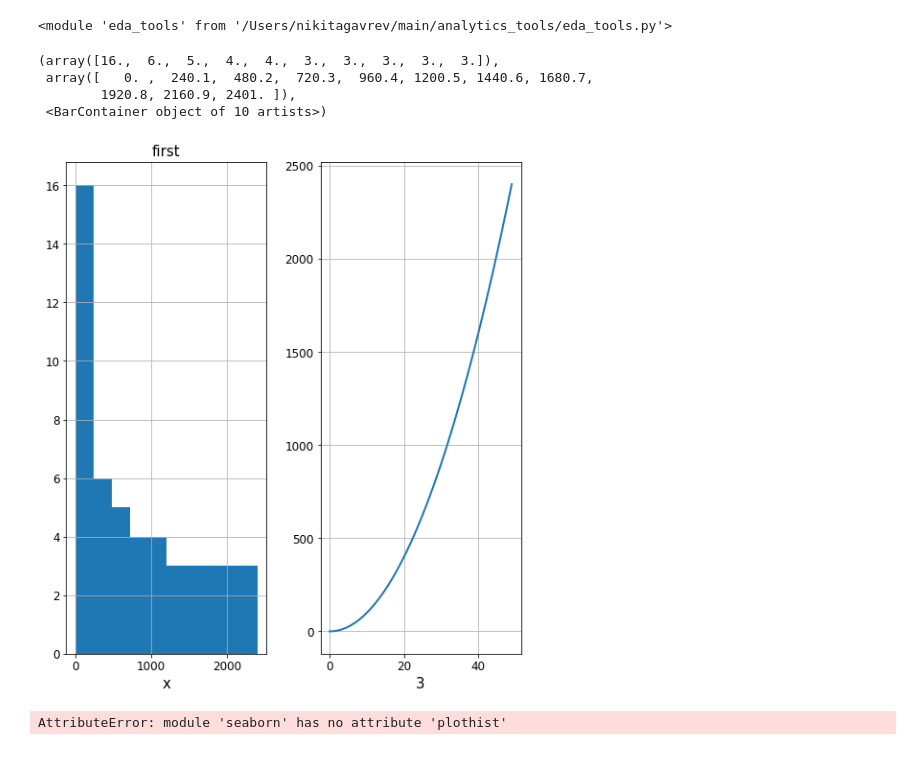
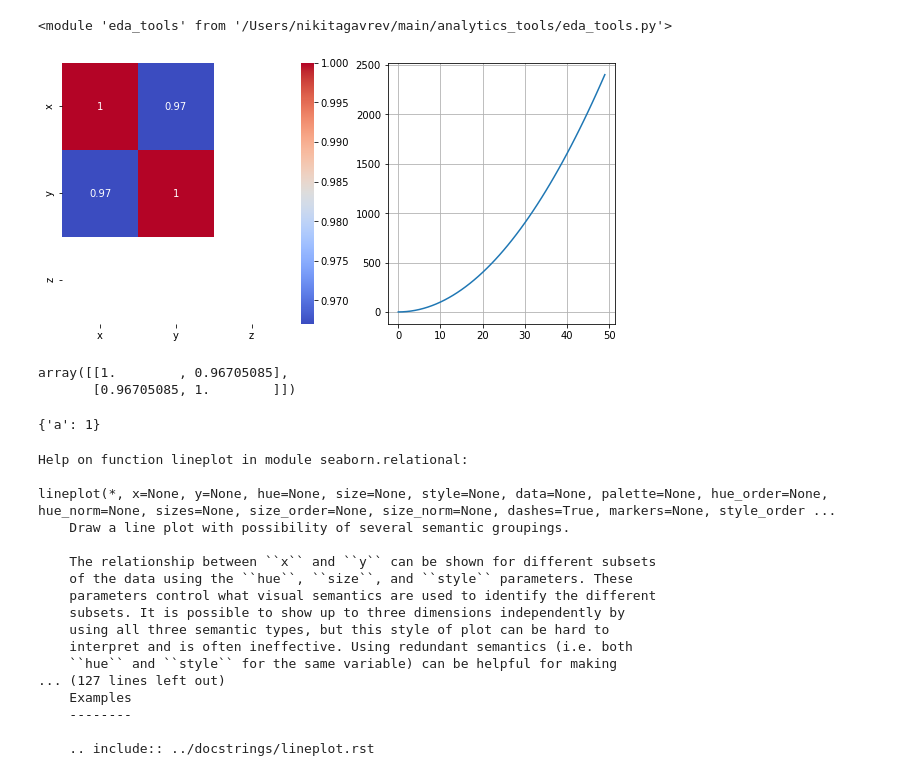
Before and after one commit to gavrevnik/analytics_tools, a Jupyter notebook: ЧЕРНОВИК.ipynb, the cells around one changed output. Saved outputs shown, nothing was run; the diff lists cells and outputs as text; code cells hidden in the pictures.

```diff
--- a/ЧЕРНОВИК.ipynb
+++ b/ЧЕРНОВИК.ipynb
@@ -128,23 +117,62 @@ import eda_tools as eda
 imp.reload(eda)
 # %% [output]
 <module 'eda_tools' from '/Users/nikitagavrev/main/analytics_tools/eda_tools.py'>
-# %%
-ax = eda.get_subplots((7, 8), 1, 2, titles=['first', None], xlabels=['x', 3], constrained_layout=True)
-
-x = np.arange(50)
-y = x**2
-z = np.zeros(50) + 1
-q = np.arange(50)
-# make_plot(x, y, ax[0], hue=z, size=q, style='scatter')
-make_plot(x, y, ax[1], style='line')
-ax[0].hist(y)
-# %% [output]
-(array([16.,  6.,  5.,  4.,  4.,  3.,  3.,  3.,  3.,  3.]),
- array([   0. ,  240.1,  480.2,  720.3,  960.4, 1200.5, 1440.6, 1680.7,
-        1920.8, 2160.9, 2401. ]),
- <BarContainer object of 10 artists>)
-[figure, removed]
+# %%
+ax = eda.get_subplots((8, 4), 1, 2)
+
+x = np.arange(50)
+y = x**2
+z = np.zeros(50) + 1
+q = np.arange(50)
+df = pd.DataFrame({'x' : x, 'y' : y, 'z' : z})
+# params = {'x' : x, 'y' : y, 'kind' : 'hex'}
+# params = {'x' : x, 'y' : y, 'kind' : 'resid'}
+params = {'data' : df.corr(), 'ax' : ax[0]}
+eda.make_plot(style='heatmap', params=params, docs=False)
+params = {'y' : y, 'ax' : ax[1]}
+eda.make_plot(style='line', params=params, docs=False)
+# make_plot(x, ax=ax, style='hist', params={'bins' : 50, 'stat' : 'frequency'}, docs=True)
+# make_plot(x, ax=ax, style='scatter', params={'bins' : 50, 'stat' : 'frequency'}, docs=True)
+# make_plot(style='hist', params=params2, ax=ax[0])
+
+# make_plot(x, y, ax[1], style='line')
+# ax[0].hist(y)
+
+# sns.pairplot(x, y, ax=ax, params)
+# %% [output]
+[figure, added]
+# %%
+np.corrcoef(x, y)
+# %% [output]
+array([[1.        , 0.96705085],
+       [0.96705085, 1.        ]])
+# %%
+def params_flt(params, keys, keys_custom):
+        if keys_custom is not None:
+            flt = keys_custom
+        else:
+            flt = keys
+        return {j : params[j] for j in params.keys() if j in flt}
+params_flt({'a' : 1, 'c' : 2}, ['a', 'b'], None)
+# %% [output]
+{'a': 1}
 # %%
-help(sns.plothist)
+help(sns.lineplot)
 # %% [output]
-AttributeError: module 'seaborn' has no attribute 'plothist'
+Help on function lineplot in module seaborn.relational:
+
+lineplot(*, x=None, y=None, hue=None, size=None, style=None, data=None, palette=None, hue_order=None, hue_norm=None, sizes=None, size_order=None, size_norm=None, dashes=True, markers=None, style_order ...
+    Draw a line plot with possibility of several semantic groupings.
+
+    The relationship between ``x`` and ``y`` can be shown for different subsets
+    of the data using the ``hue``, ``size``, and ``style`` parameters. These
+    parameters control what visual semantics are used to identify the different
+    subsets. It is possible to show up to three dimensions independently by
+    using all three semantic types, but this style of plot can be hard to
+    interpret and is often ineffective. Using redundant semantics (i.e. both
+    ``hue`` and ``style`` for the same variable) can be helpful for making
+... (127 lines left out)
+    Examples
+    --------
+
+    .. include:: ../docstrings/lineplot.rst
```
Also changed, not shown: parts of 5 cells of this notebook, 2 other files.
